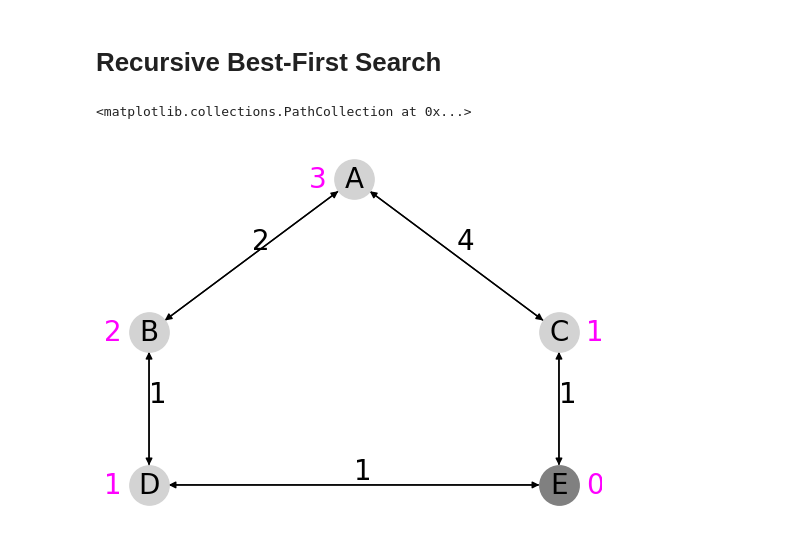
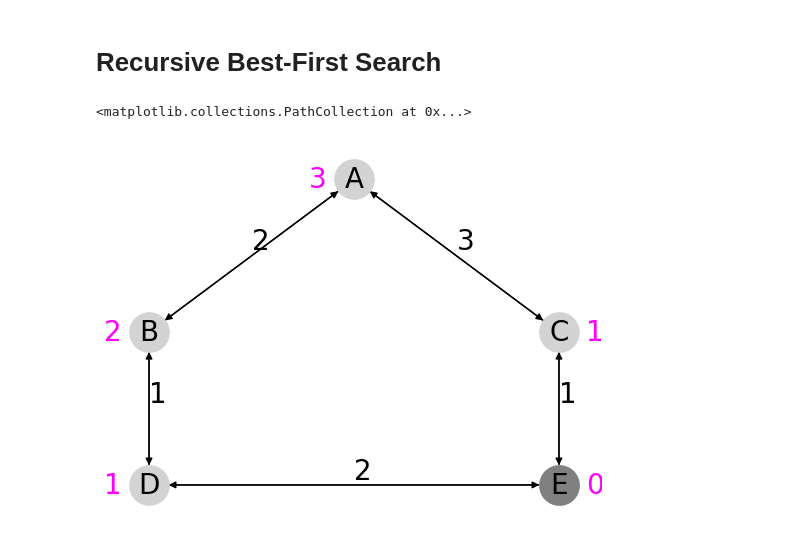
Before and after one commit to jorcisai/SIN, a Jupyter notebook: block1/search/A star/rbfs-graph.ipynb, the cells around one changed output. Cells and saved outputs as stored; diff of their text form; code cells hidden in the pictures.

```diff
--- a/block1/search/A star/rbfs-graph.ipynb
+++ b/block1/search/A star/rbfs-graph.ipynb
@@ -3,25 +3,25 @@
 # %%
 import matplotlib.pyplot as plt
 import networkx as nx
 import pydot
 # G is a graph represented as an adjancency list.
 # G is a hash table (dictionary) with each node as a key, and value, the list of adjacent nodes
 G={'A':['B','C'],'B':['A','D'],'C':['A','E'],'D':['B','E'],'E':['C','D']}
-W={('A','B'): 2, ('B','A'): 2, ('A', 'C'): 4, ('C','A'): 4, ('C','E'): 1, ('E','C'): 1, ('B','D'): 1, ('D','B'): 1, ('D','E'): 1, ('E','D'): 1}
+W={('A','B'): 2, ('B','A'): 2, ('A', 'C'): 3, ('C','A'): 3, ('C','E'): 1, ('E','C'): 1, ('B','D'): 1, ('D','B'): 1, ('D','E'): 2, ('E','D'): 2}
 h={"A": 3, "B": 2, "C": 1, "D": 1, "E": 0}
 lab_h = {}
 for i in h: lab_h[i] = str(h[i])
 nxG=nx.DiGraph(G)
 nx.set_edge_attributes(nxG, values = W, name = 'weight')
 source='A'
 Target=['E']
 pos_nodes = {'A': (20, 300), 'B': (10, 200), 'C': (30, 200), 'D': (10, 100), 'E': (30, 100)}
 pos_h = {'A': (18.25, 300), 'B': (8.25, 200), 'C': (31.75, 200), 'D': (8.25, 100), 'E': (31.75, 100)}
 nx.draw_networkx_edge_labels(nxG, pos=pos_nodes,edge_labels=W,font_size=20,
   horizontalalignment="left",verticalalignment="bottom",rotate=False, label_pos=0.5)
 nx.draw_networkx_labels(nxG, pos_h, labels=lab_h, font_size=20, font_color="magenta")
 nx.draw(nxG,pos=pos_nodes, with_labels=True, node_color="lightgray", node_size=800, font_size=20)
 nx.draw_networkx_nodes(nxG,pos=pos_nodes, nodelist=Target, node_color='gray', node_size=800)
 # %% [output]
 <matplotlib.collections.PathCollection at 0x...>
-[figure, old version]
+[figure, new version]
```
Also changed, not shown: parts of 6 cells of this notebook.
